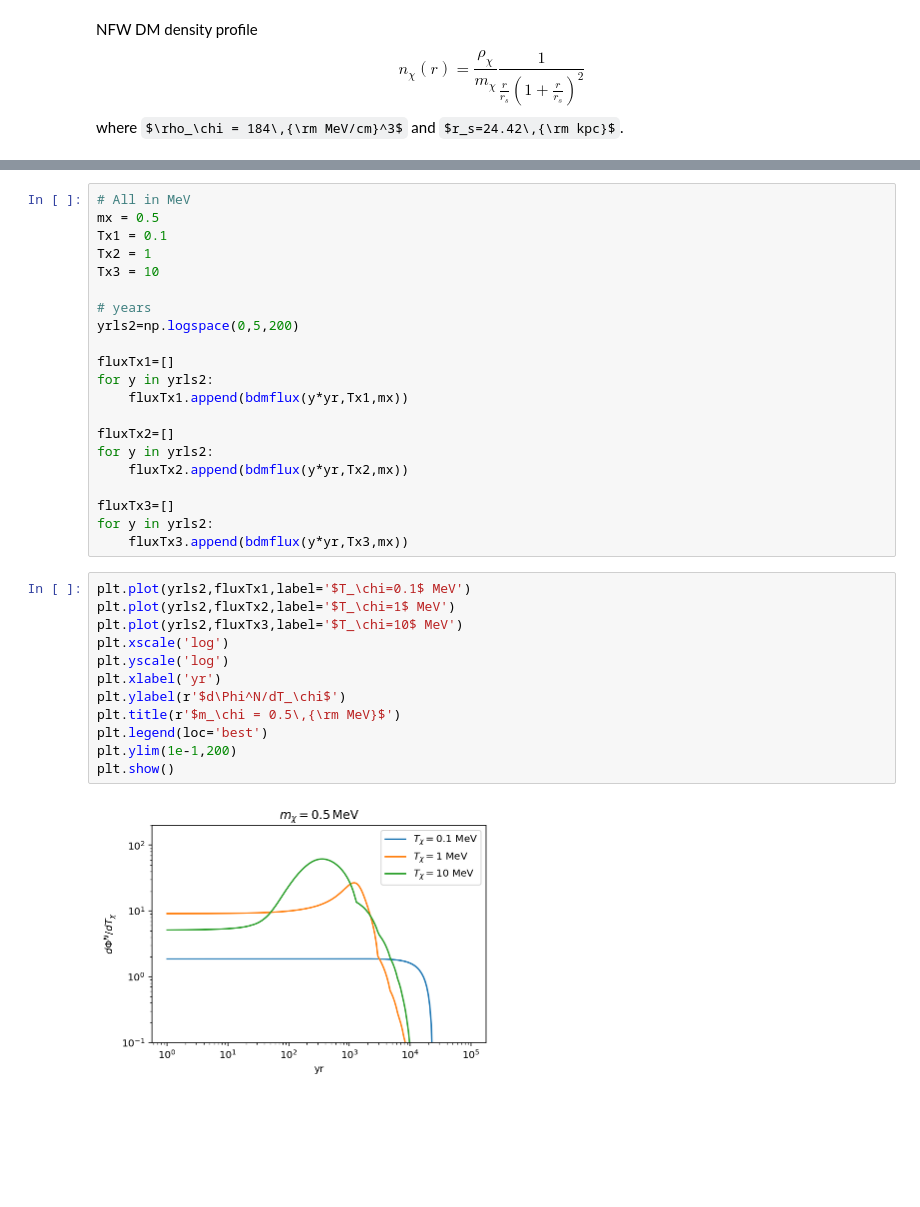
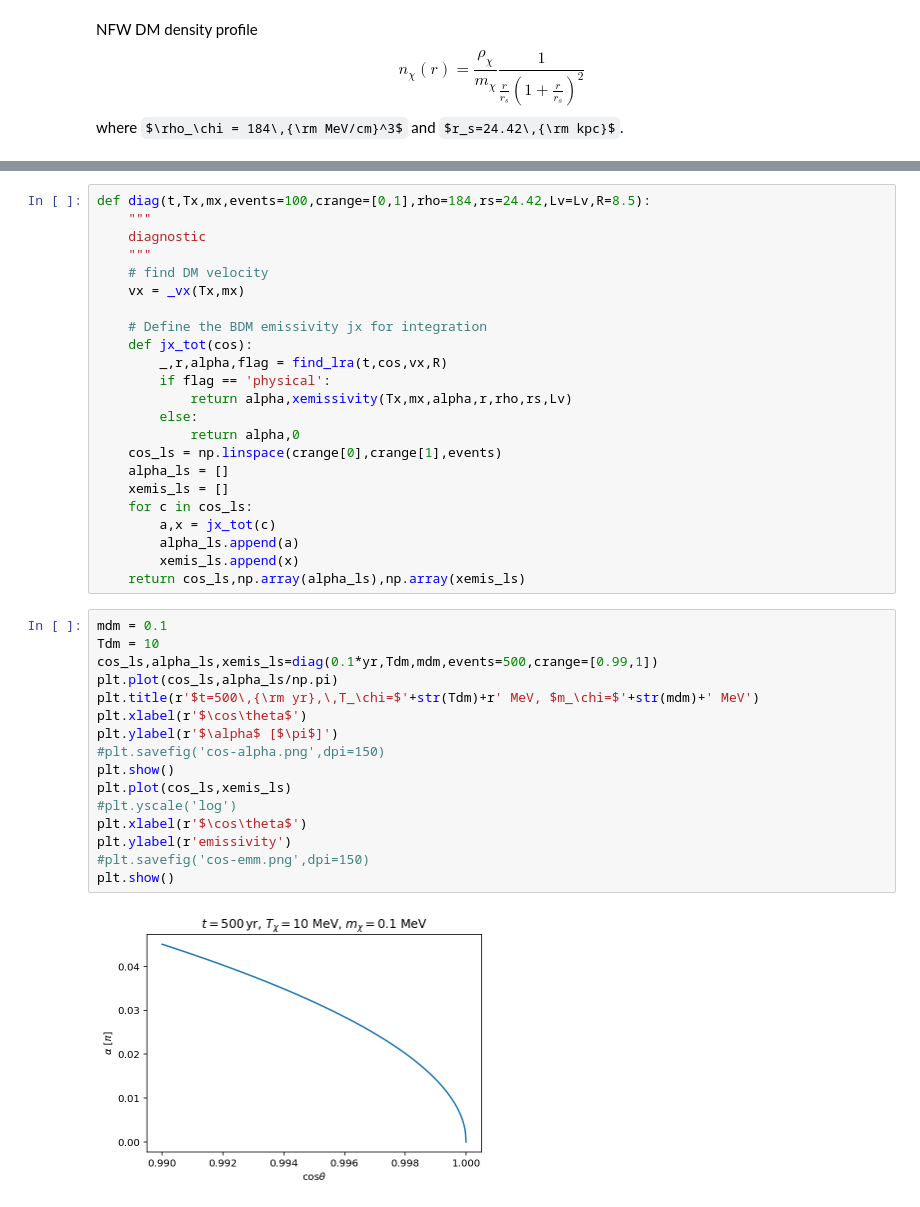
Before and after one commit to yenhsunlin/SNnuBDM, a Jupyter notebook: bdm_flux.ipynb, the cells around one changed output, grey strips where cells are left out. Drawn from its saved outputs; the diff is of its cells as text; some formulas as TeX source; blank space fills up the shorter version.

```diff
--- a/bdm_flux.ipynb
+++ b/bdm_flux.ipynb
@@ -528,35 +550,41 @@ plt.show()
-# %%
-# All in MeV
-mx = 0.5
-Tx1 = 0.1
-Tx2 = 1
-Tx3 = 10
-
-# years
-yrls2=np.logspace(0,5,200)
-
-fluxTx1=[]
-for y in yrls2:
-    fluxTx1.append(bdmflux(y*yr,Tx1,mx))
-
-fluxTx2=[]
-for y in yrls2:
-    fluxTx2.append(bdmflux(y*yr,Tx2,mx))
-
-fluxTx3=[]
-for y in yrls2:
-    fluxTx3.append(bdmflux(y*yr,Tx3,mx))
-# %%
-plt.plot(yrls2,fluxTx1,label='$T_\chi=0.1$ MeV')
-plt.plot(yrls2,fluxTx2,label='$T_\chi=1$ MeV')
-plt.plot(yrls2,fluxTx3,label='$T_\chi=10$ MeV')
-plt.xscale('log')
-plt.yscale('log')
-plt.xlabel('yr')
-plt.ylabel(r'$d\Phi^N/dT_\chi$')
-plt.title(r'$m_\chi = 0.5\,{\rm MeV}$')
-plt.legend(loc='best')
-plt.ylim(1e-1,200)
-plt.show()
-# %% [output]
-[figure, removed]
+# %%
+def diag(t,Tx,mx,events=100,crange=[0,1],rho=184,rs=24.42,Lv=Lv,R=8.5):
+    """
+    diagnostic
+    """
+    # find DM velocity
+    vx = _vx(Tx,mx)
+
+    # Define the BDM emissivity jx for integration
+    def jx_tot(cos):
+        _,r,alpha,flag = find_lra(t,cos,vx,R)
+        if flag == 'physical':
+            return alpha,xemissivity(Tx,mx,alpha,r,rho,rs,Lv)
+        else:
+            return alpha,0
+    cos_ls = np.linspace(crange[0],crange[1],events)
+    alpha_ls = []
+    xemis_ls = []
+    for c in cos_ls:
+        a,x = jx_tot(c)
+        alpha_ls.append(a)
+        xemis_ls.append(x)
+    return cos_ls,np.array(alpha_ls),np.array(xemis_ls)
+# %%
+mdm = 0.1
+Tdm = 10
+cos_ls,alpha_ls,xemis_ls=diag(0.1*yr,Tdm,mdm,events=500,crange=[0.99,1])
+plt.plot(cos_ls,alpha_ls/np.pi)
+plt.title(r'$t=500\,{\rm yr},\,T_\chi=$'+str(Tdm)+r' MeV, $m_\chi=$'+str(mdm)+' MeV')
+plt.xlabel(r'$\cos\theta$')
+plt.ylabel(r'$\alpha$ [$\pi$]')
+#plt.savefig('cos-alpha.png',dpi=150)
+plt.show()
+plt.plot(cos_ls,xemis_ls)
+#plt.yscale('log')
+plt.xlabel(r'$\cos\theta$')
+plt.ylabel(r'emissivity')
+#plt.savefig('cos-emm.png',dpi=150)
+plt.show()
+# %% [output]
+[figure, added]
```
Also changed, not shown: parts of 19 cells of this notebook.
